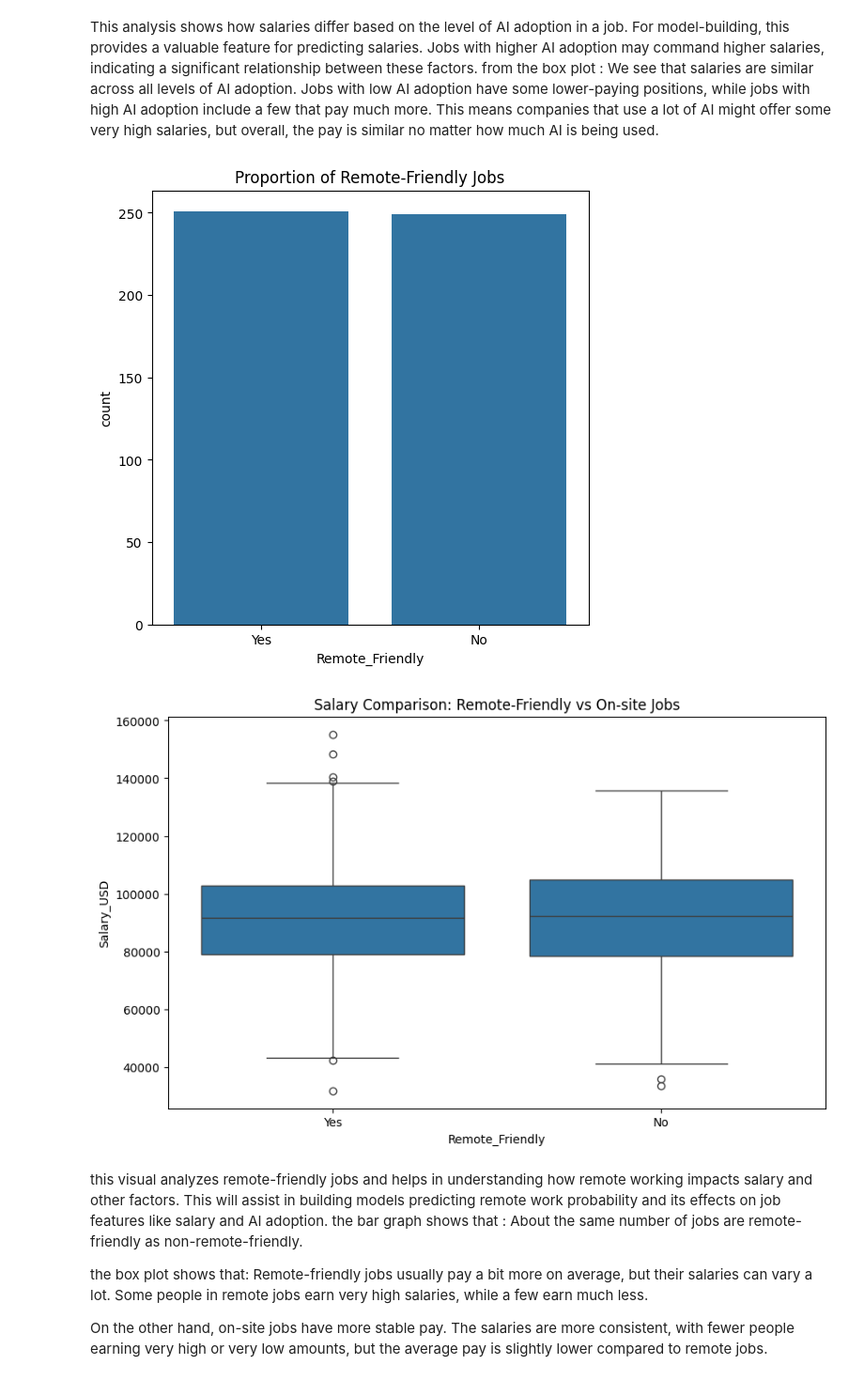
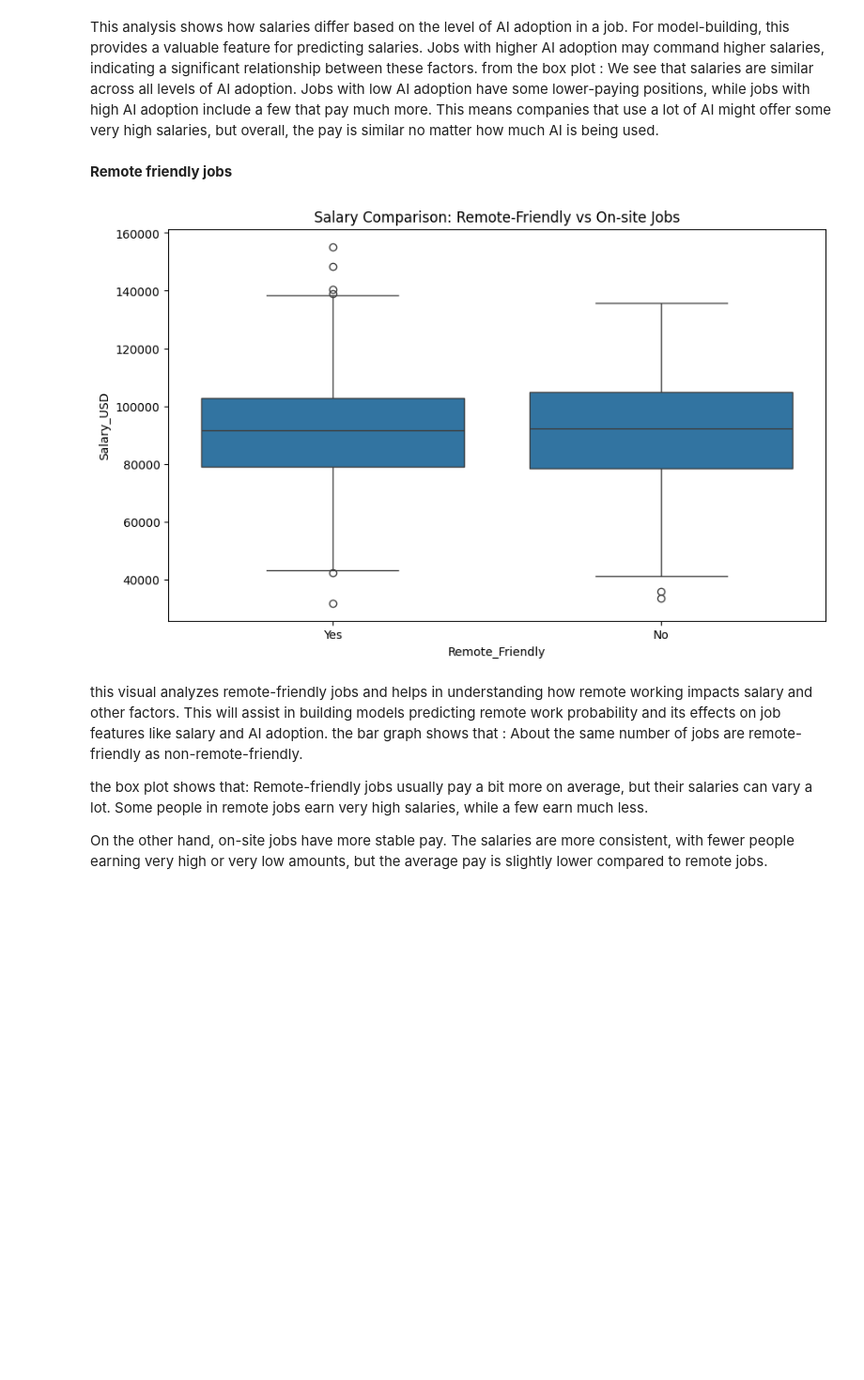
Before and after one commit to samukelisiewenkosi/workplace, a Jupyter notebook: QCTO---Workplace-Module-Notebook.ipynb, the cells around one changed output. Shown at 94% size. Saved outputs shown, nothing was run; the diff lists cells and outputs as text; code cells hidden in the pictures; blank space fills up the shorter version.

```diff
--- a/QCTO---Workplace-Module-Notebook.ipynb
+++ b/QCTO---Workplace-Module-Notebook.ipynb
@@ -195,6 +220,0 @@ print(outliers_iqr)
-# %%
-# Convert 'Salary_USD' to numeric
-df['Salary_USD'] = pd.to_numeric(df['Salary_USD'], errors='coerce')
-
-# Check data types
-print(df.dtypes)
@@ -213,9 +221,3 @@ dtype: object
-# %%
-# Standardize text columns (strip, lowercasing)
-df['Job_Title'] = df['Job_Title'].str.strip().str.lower()
-df['Industry'] = df['Industry'].str.strip().str.lower()
-df['Location'] = df['Location'].str.strip().str.lower()
-df['Required_Skills'] = df['Required_Skills'].str.strip().str.lower()
 # %%
 # Check final cleaned data
 print(df.head())
@@ -320,3 +529,5 @@ plt.show()
 This analysis shows how salaries differ based on the level of AI adoption in a job. For model-building, this provides a valuable feature for predicting salaries. Jobs with higher AI adoption may command higher salaries, indicating a significant relationship between these factors.
 from the box plot :
 We see that salaries are  similar across all levels of AI adoption. Jobs with low AI adoption have some lower-paying positions, while jobs with high AI adoption include a few that pay much more. This means companies that use a lot of AI might offer some very high salaries, but overall, the pay is similar no matter how much AI is being used.
+# %% [markdown]
+**Remote friendly jobs**
@@ -323,18 +546,13 @@ We see that salaries are  similar across all levels of AI adoption. Jobs with lo
 # %%
-# Proportion of Remote-Friendly Jobs
-plt.figure(figsize=(6,6))
-sns.countplot(x='Remote_Friendly', data=df)
-plt.title('Proportion of Remote-Friendly Jobs')
-plt.show()
+
 
 # Salary comparison for Remote-Friendly jobs
 plt.figure(figsize=(10,6))
 sns.boxplot(x='Remote_Friendly', y='Salary_USD', data=df)
 plt.title('Salary Comparison: Remote-Friendly vs On-site Jobs')
 plt.show()
 # %% [output]
-[figure, old version]
+[figure, new version]
-[figure, removed]
 # %% [markdown]
 this visual analyzes remote-friendly jobs and helps in understanding how remote working impacts salary and other factors. This will assist in building models predicting remote work probability and its effects on job features like salary and AI adoption.
 the bar graph shows that :
```
Also changed, not shown: parts of 35 cells of this notebook.
